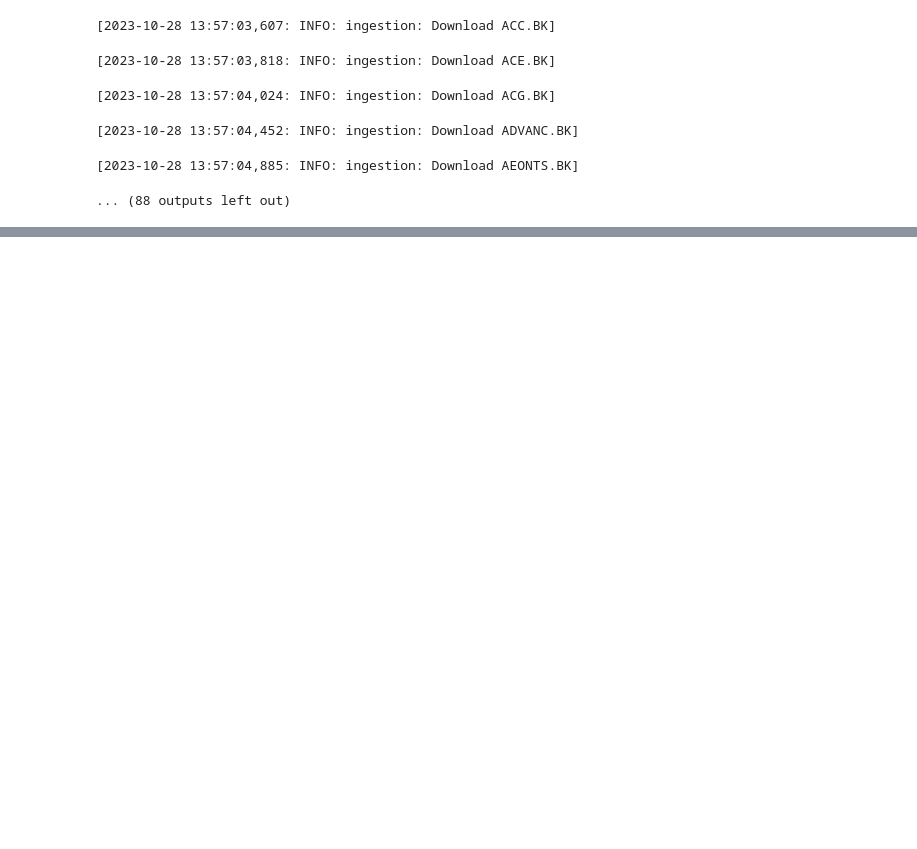
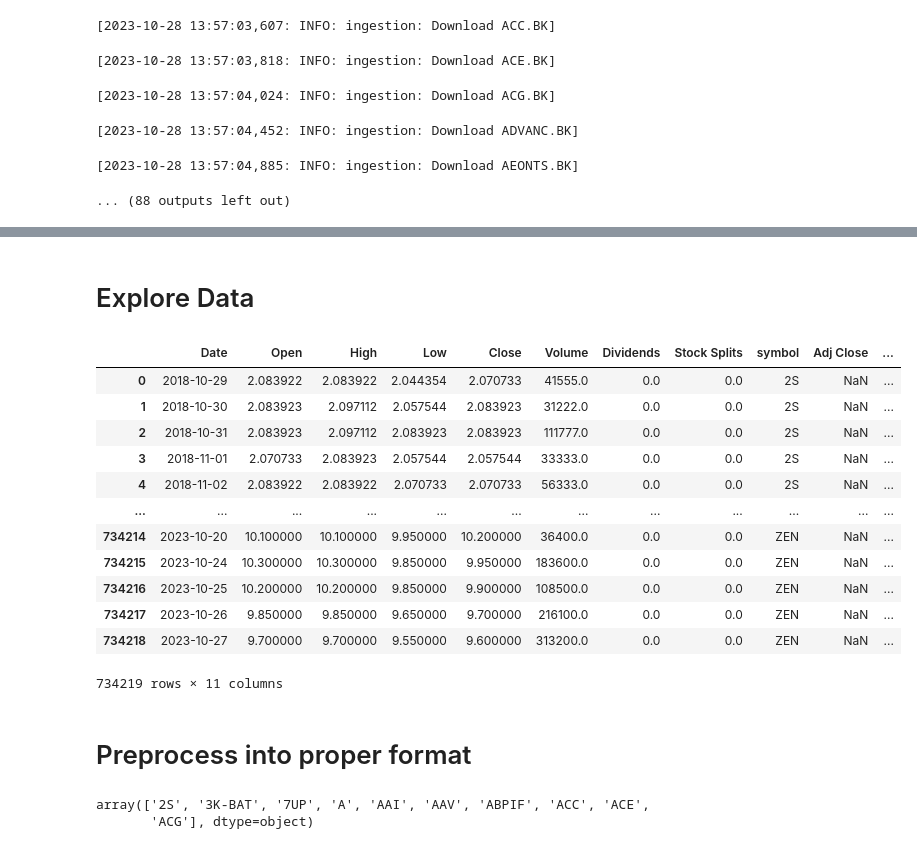
Before and after one commit to NatapolLim/Stock-Analytics, a Jupyter notebook: experiment_notebooks/0-ingest_data.ipynb, the cells around one changed output, grey strips where cells are left out. Saved outputs shown, nothing was run; the diff lists cells and outputs as text; code cells hidden in the pictures; blank space fills up the shorter version.

```diff
--- a/experiment_notebooks/0-ingest_data.ipynb
+++ b/experiment_notebooks/0-ingest_data.ipynb
@@ -209,0 +83,32 @@ all_data.to_parquet('./dataset/SET_historical_price.parquet')
+# %% [markdown]
+# Explore Data
+# %%
+all_data = pd.read_parquet('./dataset/SET_historical_price.parquet')
+all_data.reset_index(inplace=True)
+all_data["Date"] = pd.to_datetime(all_data.Date.dt.date)
+all_data
+# %% [output]
+|  | Date | Open | High | Low | Close | Volume | Dividends | Stock Splits | symbol | Adj Close | ... |
+| 0 | 2018-10-29 | 2.083922 | 2.083922 | 2.044354 | 2.070733 | 41555.0 | 0.0 | 0.0 | 2S | NaN | ... |
+| 1 | 2018-10-30 | 2.083923 | 2.097112 | 2.057544 | 2.083923 | 31222.0 | 0.0 | 0.0 | 2S | NaN | ... |
+| 2 | 2018-10-31 | 2.083923 | 2.097112 | 2.083923 | 2.083923 | 111777.0 | 0.0 | 0.0 | 2S | NaN | ... |
+| 3 | 2018-11-01 | 2.070733 | 2.083923 | 2.057544 | 2.057544 | 33333.0 | 0.0 | 0.0 | 2S | NaN | ... |
+| 4 | 2018-11-02 | 2.083922 | 2.083922 | 2.070733 | 2.070733 | 56333.0 | 0.0 | 0.0 | 2S | NaN | ... |
+| ... | ... | ... | ... | ... | ... | ... | ... | ... | ... | ... | ... |
+| 734214 | 2023-10-20 | 10.100000 | 10.100000 | 9.950000 | 10.200000 | 36400.0 | 0.0 | 0.0 | ZEN | NaN | ... |
+| 734215 | 2023-10-24 | 10.300000 | 10.300000 | 9.850000 | 9.950000 | 183600.0 | 0.0 | 0.0 | ZEN | NaN | ... |
+| 734216 | 2023-10-25 | 10.200000 | 10.200000 | 9.850000 | 9.900000 | 108500.0 | 0.0 | 0.0 | ZEN | NaN | ... |
+| 734217 | 2023-10-26 | 9.850000 | 9.850000 | 9.650000 | 9.700000 | 216100.0 | 0.0 | 0.0 | ZEN | NaN | ... |
+| 734218 | 2023-10-27 | 9.700000 | 9.700000 | 9.550000 | 9.600000 | 313200.0 | 0.0 | 0.0 | ZEN | NaN | ... |
+734219 rows × 11 columns
+# %% [markdown]
+# Preprocess into proper format
+# %%
+date_index = pd.date_range(start=all_data.Date.min(), end=all_data.Date.max(), freq='d')
+date_index
+
+sym_unique = all_data.symbol.unique()
+sym_unique[:10]
+# %% [output]
+array(['2S', '3K-BAT', '7UP', 'A', 'AAI', 'AAV', 'ABPIF', 'ACC', 'ACE',
+       'ACG'], dtype=object)
```
Also changed, not shown: parts of 31 cells of this notebook, 5 other files.
